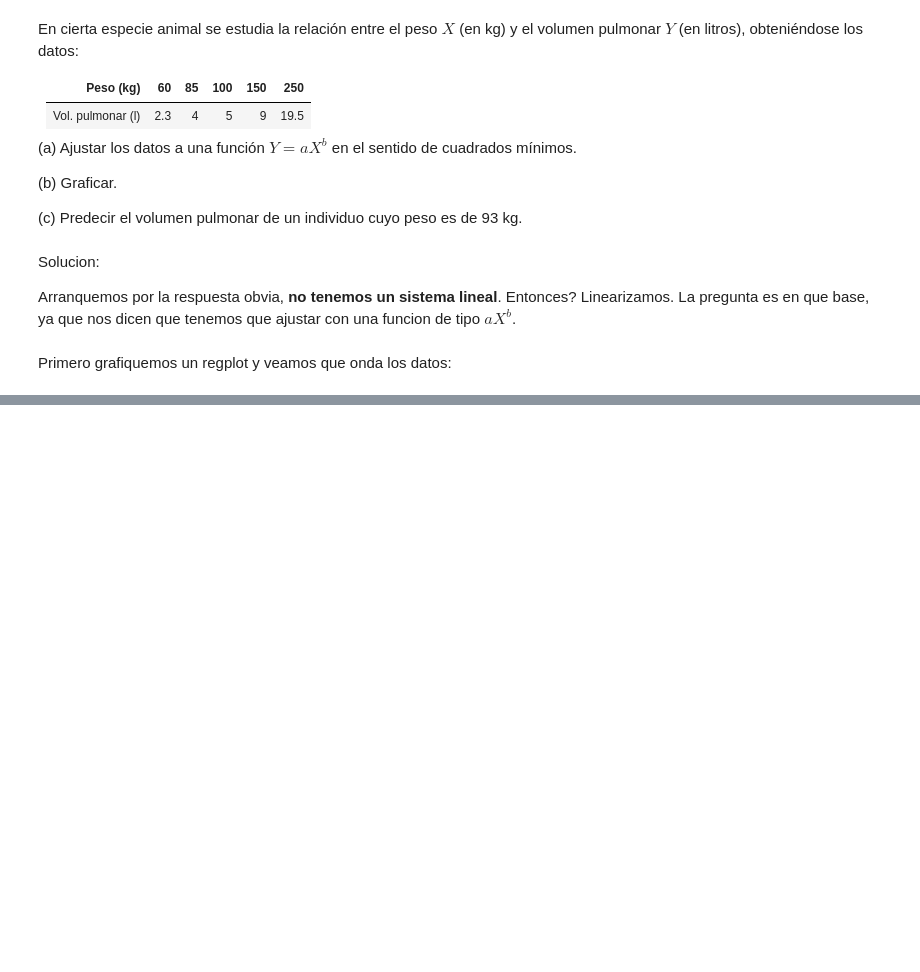
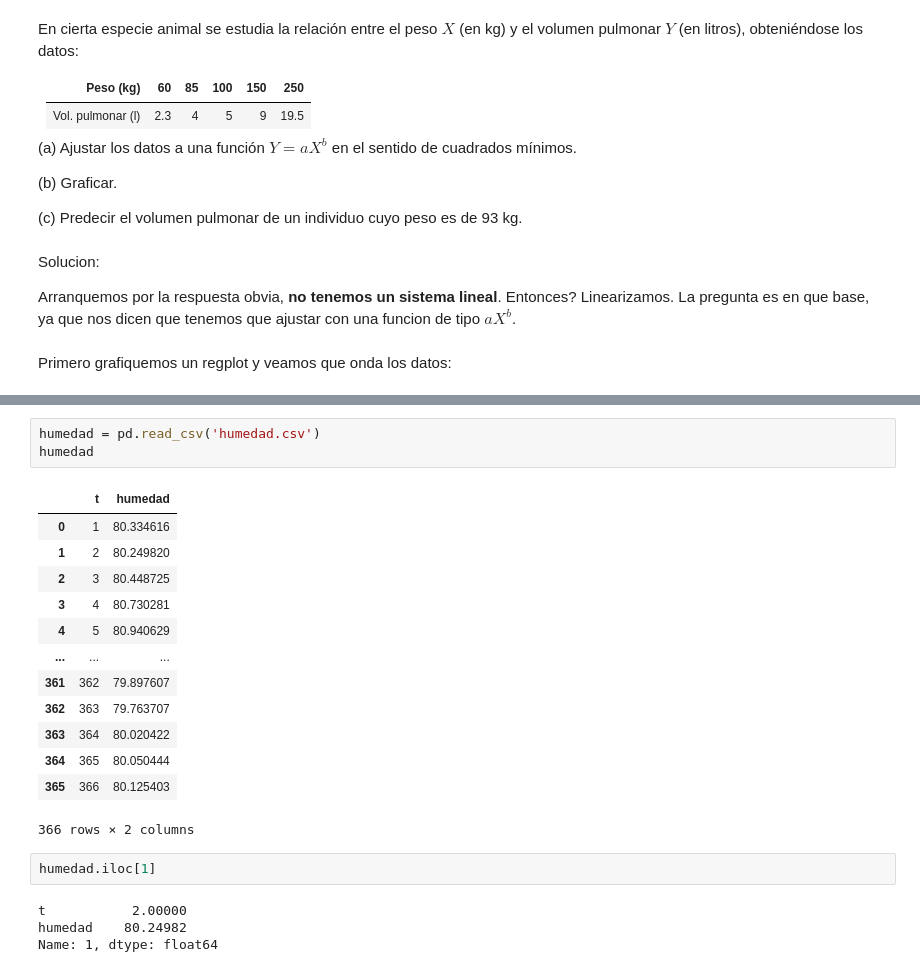
Before and after one commit to lmendezayl/uba-alc, a Jupyter notebook: guias/soluciones/guia6.ipynb, the cells around one changed output, grey strips where cells are left out. Saved outputs shown, nothing was run; the diff lists cells and outputs as text; blank space fills up the shorter version.

Commit message:
agrego humedad

```diff
--- a/guias/soluciones/guia6.ipynb
+++ b/guias/soluciones/guia6.ipynb
@@ -600,0 +682,23 @@ Como que tiene pinta de ser exponencial, lo cual tiene sentido, porque el 99% de
+# %%
+humedad = pd.read_csv('humedad.csv')
+humedad
+# %% [output]
+|  | t | humedad |
+| 0 | 1 | 80.334616 |
+| 1 | 2 | 80.249820 |
+| 2 | 3 | 80.448725 |
+| 3 | 4 | 80.730281 |
+| 4 | 5 | 80.940629 |
+| ... | ... | ... |
+| 361 | 362 | 79.897607 |
+| 362 | 363 | 79.763707 |
+| 363 | 364 | 80.020422 |
+| 364 | 365 | 80.050444 |
+| 365 | 366 | 80.125403 |
+366 rows × 2 columns
+# %%
+humedad.iloc[1]
+# %% [output]
+t           2.00000
+humedad    80.24982
+Name: 1, dtype: float64
```
Also changed, not shown: parts of 18 cells of this notebook, 1 other file.
